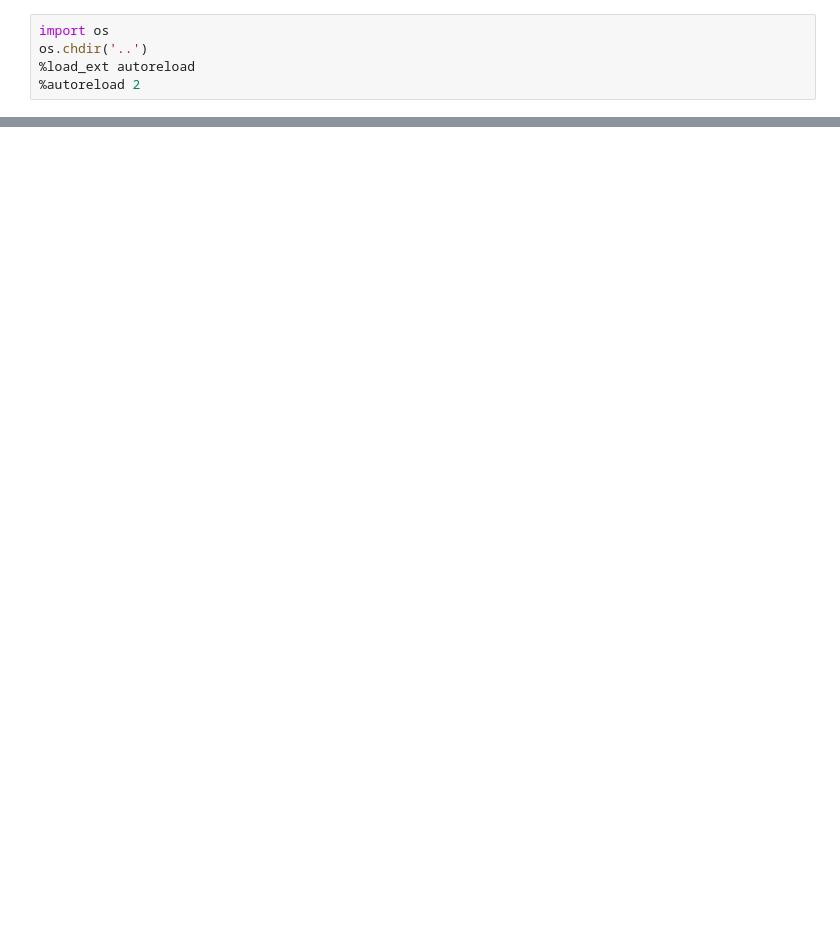
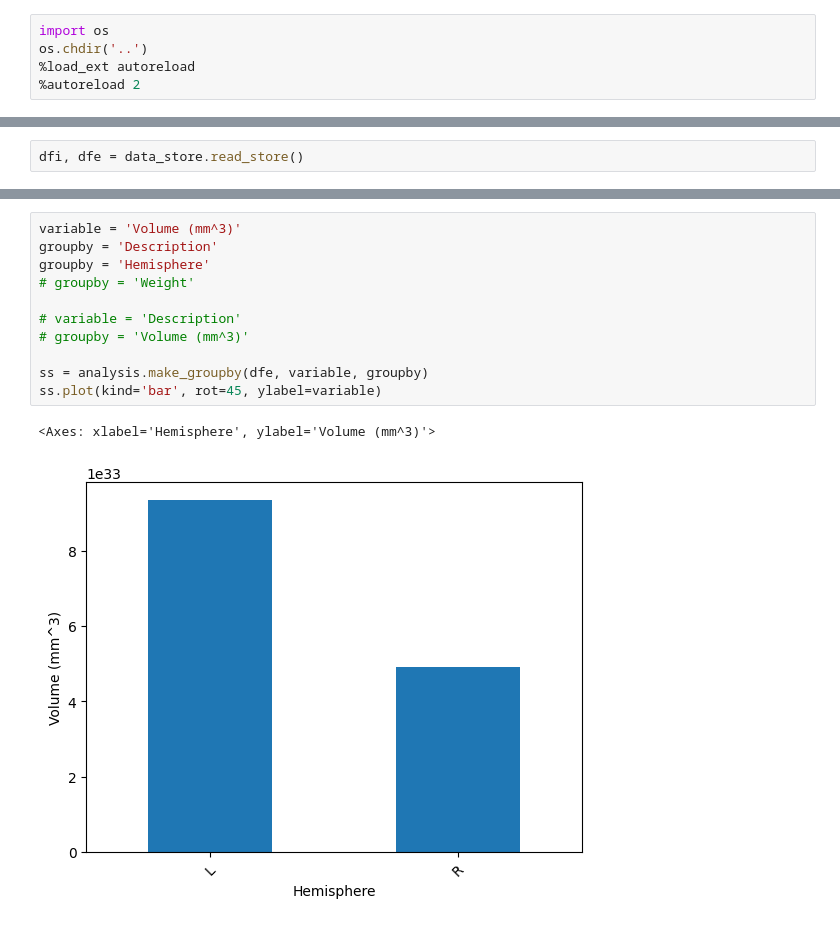
Before and after one commit to phidodido/brain-hackathon, a Jupyter notebook: notebooks/data.ipynb, the cells around one changed output, grey strips where cells are left out. Drawn from its saved outputs; the diff is of its cells as text; blank space fills up the shorter version.

Commit message:
Show tables and plots

```diff
--- a/notebooks/data.ipynb
+++ b/notebooks/data.ipynb
@@ -86,0 +16,2 @@ dfi.head().T
+# %%
+dfi, dfe = data_store.read_store()
@@ -86,0 +84,14 @@ dfi.head().T
+# %%
+variable = 'Volume (mm^3)'
+groupby = 'Description'
+groupby = 'Hemisphere'
+# groupby = 'Weight'
+
+# variable = 'Description'
+# groupby = 'Volume (mm^3)'
+
+ss = analysis.make_groupby(dfe, variable, groupby)
+ss.plot(kind='bar', rot=45, ylabel=variable)
+# %% [output]
+<Axes: xlabel='Hemisphere', ylabel='Volume (mm^3)'>
+[figure, added]
```
Also changed, not shown: parts of 10 cells of this notebook, 8 other files.
